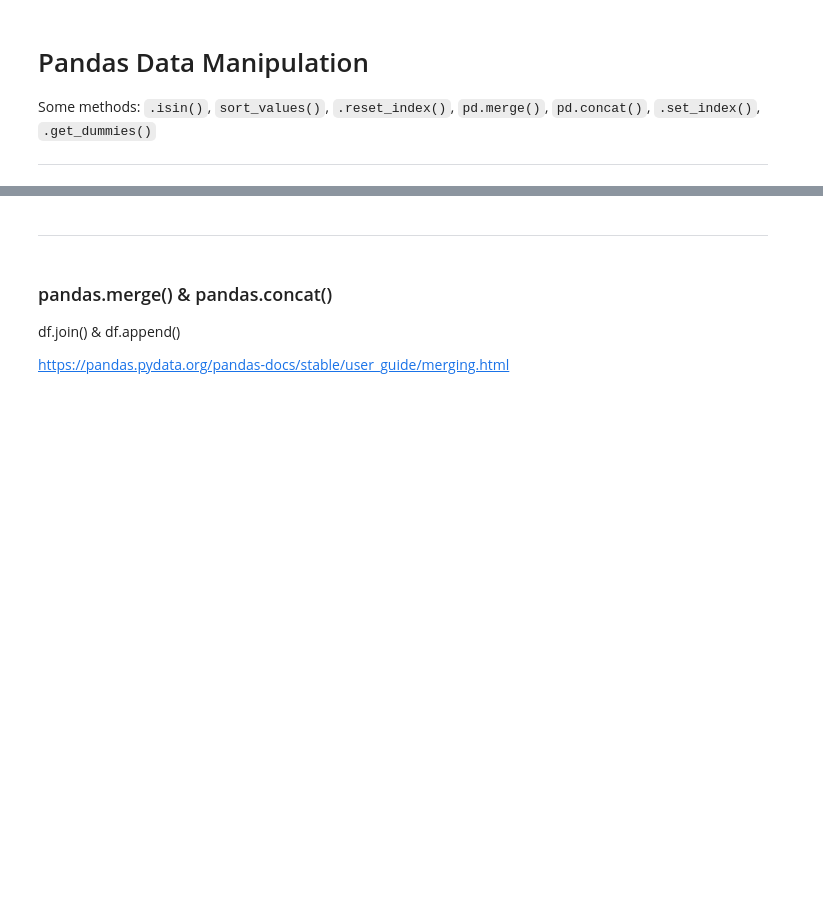
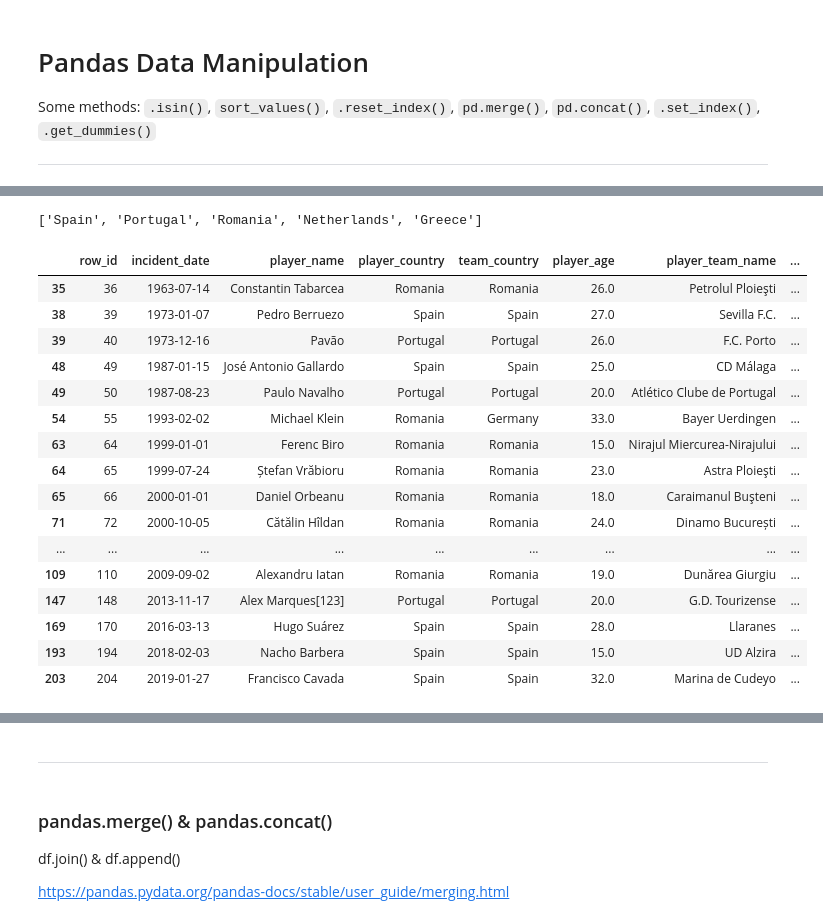
Before and after one commit to dataptmad0124/lessons, a Jupyter notebook: m1/20240205_etl_pandas_manipulation.ipynb, the cells around one changed output, grey strips where cells are left out. Drawn from its saved outputs; the diff is of its cells as text; code cells hidden in the pictures; blank space fills up the shorter version.

```diff
--- a/m1/20240205_etl_pandas_manipulation.ipynb
+++ b/m1/20240205_etl_pandas_manipulation.ipynb
@@ -6,0 +9,5 @@ Some methods: `.isin()`, `sort_values()`, `.reset_index()`, `pd.merge()`, `pd.co
+# %%
+df = pd.read_csv('./datasets/football_deaths.csv')
+# https://www.kaggle.com/shivamb/football-deaths
+
+df.info()
@@ -6,0 +56,28 @@ Some methods: `.isin()`, `sort_values()`, `.reset_index()`, `pd.merge()`, `pd.co
+# %%
+europa = ['Spain', 'Portugal', 'Romania', 'Netherlands', 'Greece']
+
+europa
+# %% [output]
+['Spain', 'Portugal', 'Romania', 'Netherlands', 'Greece']
+# %%
+df[(df.player_country=='Spain') |
+   (df.player_country=='Portugal') |
+   (df.player_country=='Romania')]
+# %% [output]
+|  | row_id | incident_date | player_name | player_country | team_country | player_age | player_team_name | ... |
+| 35 | 36 | 1963-07-14 | Constantin Tabarcea | Romania | Romania | 26.0 | Petrolul Ploieşti | ... |
+| 38 | 39 | 1973-01-07 | Pedro Berruezo | Spain | Spain | 27.0 | Sevilla F.C. | ... |
+| 39 | 40 | 1973-12-16 | Pavão | Portugal | Portugal | 26.0 | F.C. Porto | ... |
+| 48 | 49 | 1987-01-15 | José Antonio Gallardo | Spain | Spain | 25.0 | CD Málaga | ... |
+| 49 | 50 | 1987-08-23 | Paulo Navalho | Portugal | Portugal | 20.0 | Atlético Clube de Portugal | ... |
+| 54 | 55 | 1993-02-02 | Michael Klein | Romania | Germany | 33.0 | Bayer Uerdingen | ... |
+| 63 | 64 | 1999-01-01 | Ferenc Biro | Romania | Romania | 15.0 | Nirajul Miercurea-Nirajului | ... |
+| 64 | 65 | 1999-07-24 | Ștefan Vrăbioru | Romania | Romania | 23.0 | Astra Ploieşti | ... |
+| 65 | 66 | 2000-01-01 | Daniel Orbeanu | Romania | Romania | 18.0 | Caraimanul Buşteni | ... |
+| 71 | 72 | 2000-10-05 | Cătălin Hîldan | Romania | Romania | 24.0 | Dinamo București | ... |
+| ... | ... | ... | ... | ... | ... | ... | ... | ... |
+| 109 | 110 | 2009-09-02 | Alexandru Iatan | Romania | Romania | 19.0 | Dunărea Giurgiu | ... |
+| 147 | 148 | 2013-11-17 | Alex Marques[123] | Portugal | Portugal | 20.0 | G.D. Tourizense | ... |
+| 169 | 170 | 2016-03-13 | Hugo Suárez | Spain | Spain | 28.0 | Llaranes | ... |
+| 193 | 194 | 2018-02-03 | Nacho Barbera | Spain | Spain | 15.0 | UD Alzira | ... |
+| 203 | 204 | 2019-01-27 | Francisco Cavada | Spain | Spain | 32.0 | Marina de Cudeyo | ... |
```
Also changed, not shown: parts of 30 cells of this notebook.
